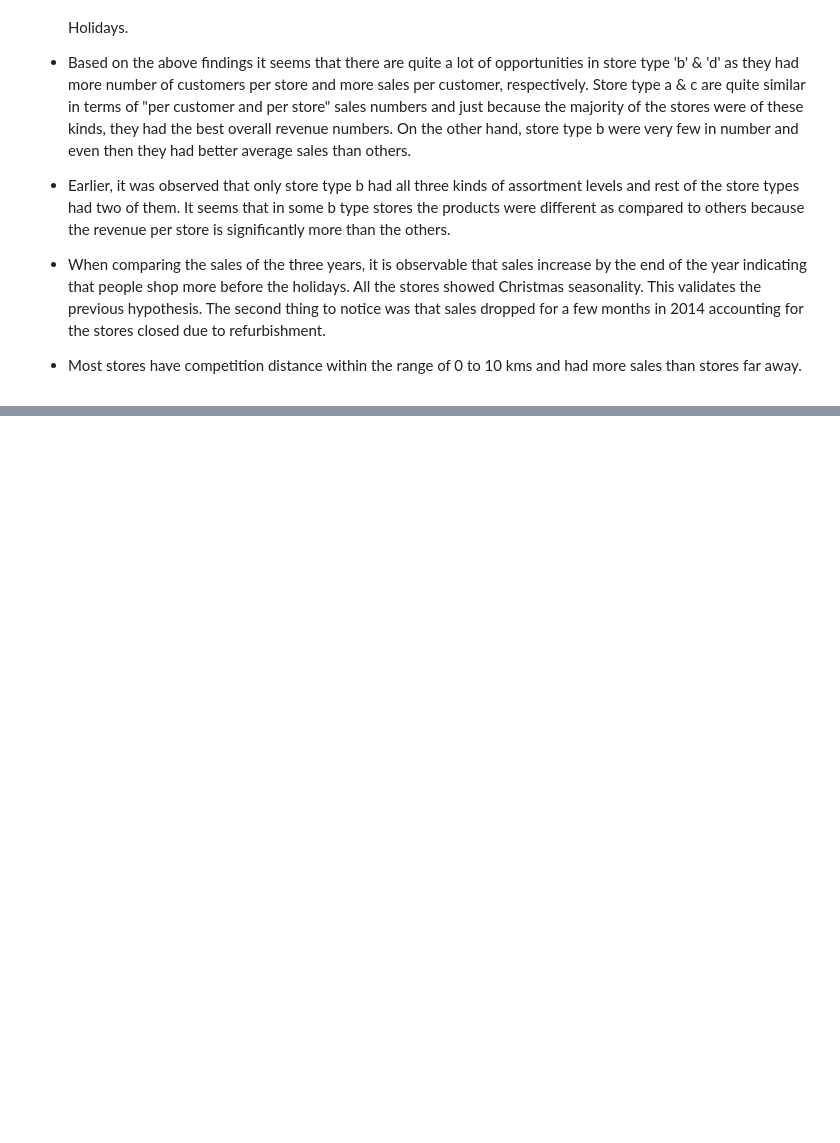
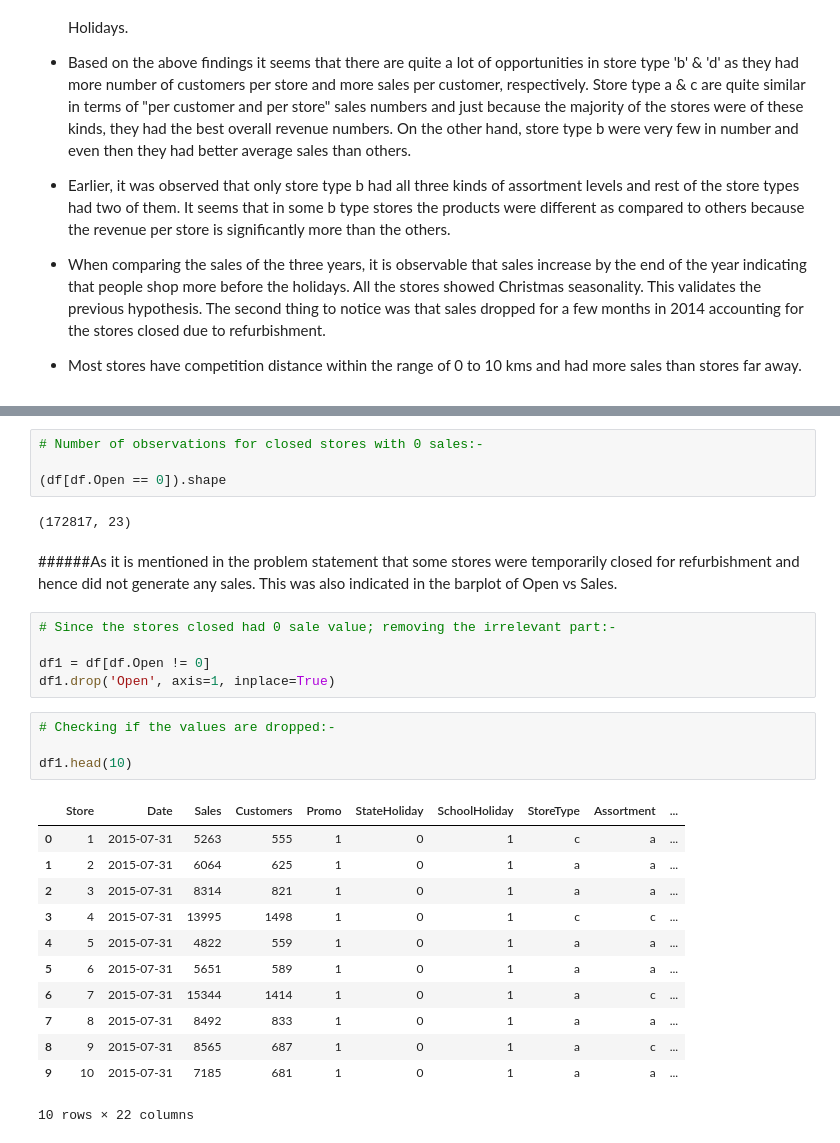
Before and after one commit to nandukamankar/regression-analysis, a Jupyter notebook: Copy_of_regression_analysis_on_rossmann_store_sales_by_nandu_final_.ipynb, the cells around one changed output, grey strips where cells are left out. Cells and saved outputs as stored; diff of their text form; blank space fills up the shorter version.

```diff
--- a/Copy_of_regression_analysis_on_rossmann_store_sales_by_nandu_final_.ipynb
+++ b/Copy_of_regression_analysis_on_rossmann_store_sales_by_nandu_final_.ipynb
@@ -704,0 +891,30 @@ Some important conclusions drawn from the analysis are as follows:
+# %%
+# Number of observations for closed stores with 0 sales:-
+
+(df[df.Open == 0]).shape
+# %% [output]
+(172817, 23)
+# %% [markdown]
+######As it is mentioned in the problem statement that some stores were temporarily closed for refurbishment and hence did not generate any sales. This was also indicated in the barplot of Open vs Sales.
+# %%
+# Since the stores closed had 0 sale value; removing the irrelevant part:-
+
+df1 = df[df.Open != 0]
+df1.drop('Open', axis=1, inplace=True)
+# %%
+# Checking if the values are dropped:-
+
+df1.head(10)
+# %% [output]
+|  | Store | Date | Sales | Customers | Promo | StateHoliday | SchoolHoliday | StoreType | Assortment | ... |
+| 0 | 1 | 2015-07-31 | 5263 | 555 | 1 | 0 | 1 | c | a | ... |
+| 1 | 2 | 2015-07-31 | 6064 | 625 | 1 | 0 | 1 | a | a | ... |
+| 2 | 3 | 2015-07-31 | 8314 | 821 | 1 | 0 | 1 | a | a | ... |
+| 3 | 4 | 2015-07-31 | 13995 | 1498 | 1 | 0 | 1 | c | c | ... |
+| 4 | 5 | 2015-07-31 | 4822 | 559 | 1 | 0 | 1 | a | a | ... |
+| 5 | 6 | 2015-07-31 | 5651 | 589 | 1 | 0 | 1 | a | a | ... |
+| 6 | 7 | 2015-07-31 | 15344 | 1414 | 1 | 0 | 1 | a | c | ... |
+| 7 | 8 | 2015-07-31 | 8492 | 833 | 1 | 0 | 1 | a | a | ... |
+| 8 | 9 | 2015-07-31 | 8565 | 687 | 1 | 0 | 1 | a | c | ... |
+| 9 | 10 | 2015-07-31 | 7185 | 681 | 1 | 0 | 1 | a | a | ... |
+10 rows × 22 columns
```
Also changed, not shown: parts of 38 cells of this notebook.
